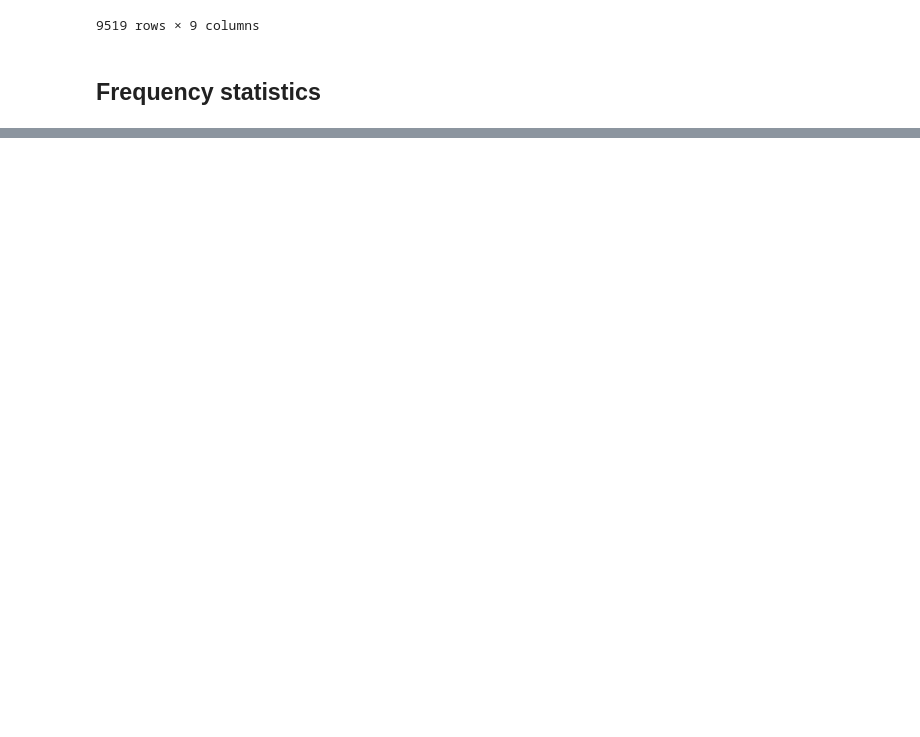
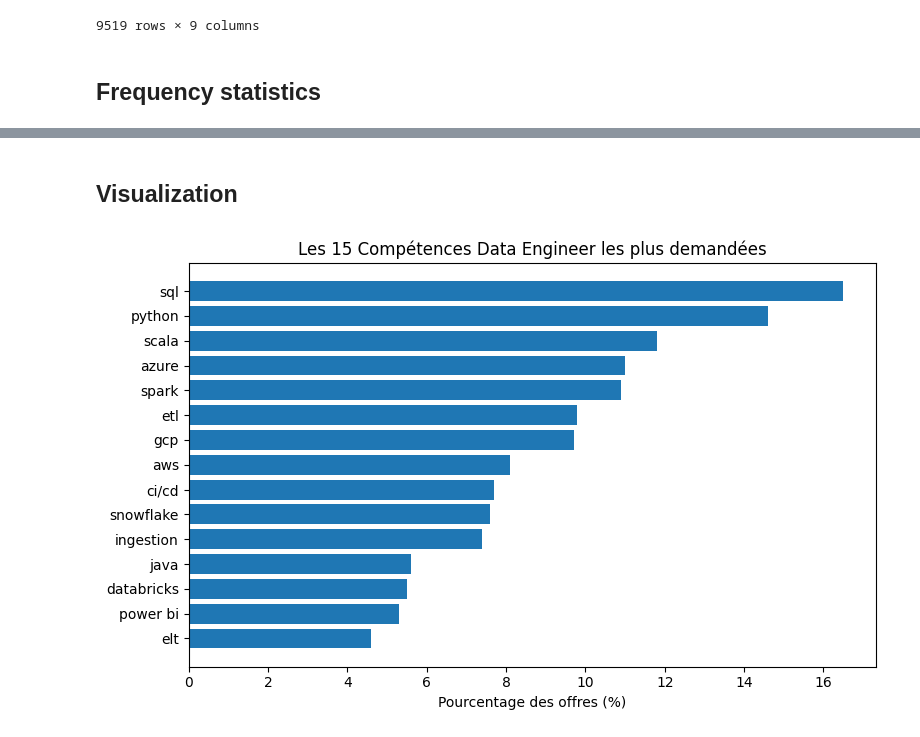
Before and after one commit to thcarole1/data-engineer-skills, a Jupyter notebook: notebooks/Data engineer skills.ipynb, the cells around one changed output, grey strips where cells are left out. Drawn from its saved outputs; the diff is of its cells as text; code cells hidden in the pictures; blank space fills up the shorter version.

```diff
--- a/notebooks/Data engineer skills.ipynb
+++ b/notebooks/Data engineer skills.ipynb
@@ -246,0 +254,17 @@ skills_stats.head()
+# %% [markdown]
+## Visualization
+# %%
+top_n = 15
+
+plt.figure(figsize=(8, 5))
+plt.barh(
+    skills_stats.head(top_n)["skills_found"],
+    skills_stats.head(top_n)["pourcentage"]
+)
+plt.xlabel("Pourcentage des offres (%)")
+plt.title(f"Les {top_n} Compétences Data Engineer les plus demandées")
+plt.gca().invert_yaxis()
+plt.tight_layout()
+plt.show()
+# %% [output]
+[figure, added]
```
Also changed, not shown: parts of 3 cells of this notebook.
